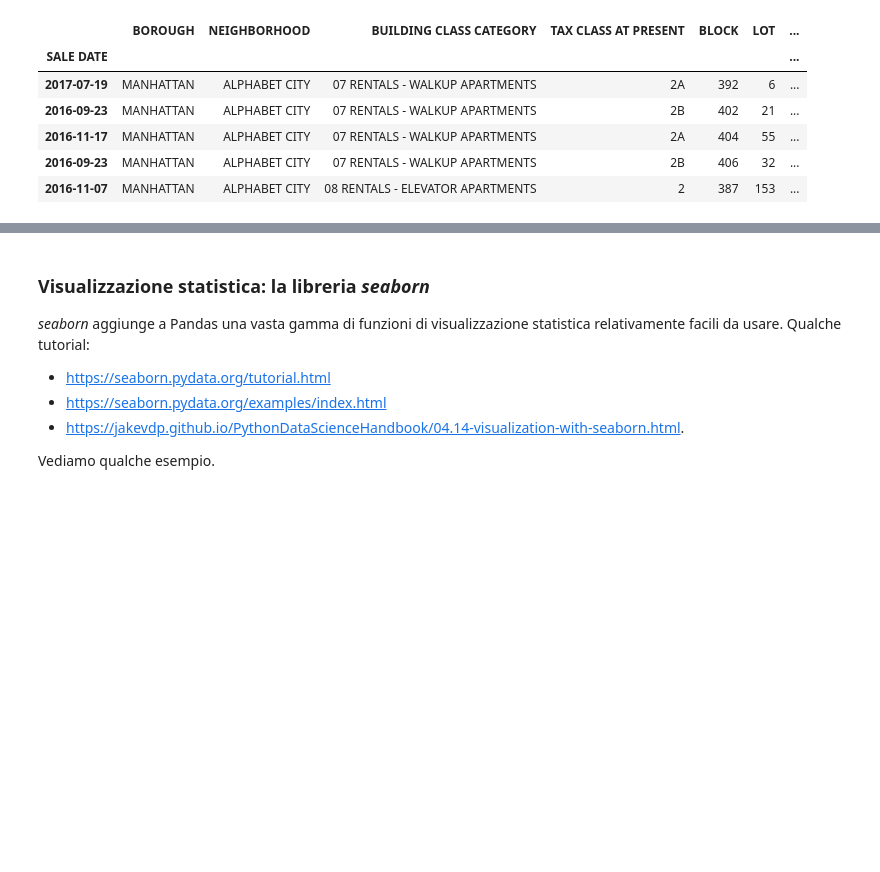
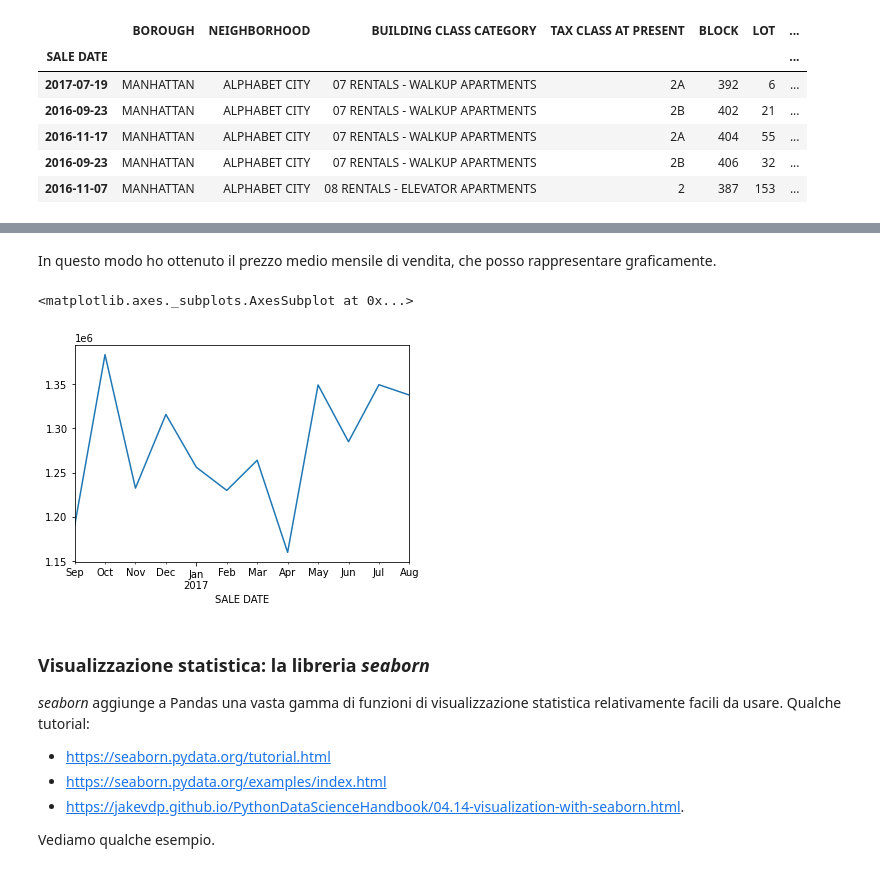
Before and after one commit to fbagattini/Master_BIM, a Jupyter notebook: 8. Pandas.ipynb, the cells around one changed output, grey strips where cells are left out. Drawn from its saved outputs; the diff is of its cells as text; code cells hidden in the pictures; blank space fills up the shorter version.

```diff
--- a/8. Pandas.ipynb
+++ b/8. Pandas.ipynb
@@ -413,3 +421,10 @@ price_by_15days.plot()
+# %% [markdown]
+In questo modo ho ottenuto il prezzo medio mensile di vendita, che posso rappresentare graficamente.
+# %%
+df['SALE PRICE'].resample('M').mean().plot()
+# %% [output]
+<matplotlib.axes._subplots.AxesSubplot at 0x...>
+[figure, added]
 # %% [markdown]
 ### Visualizzazione statistica: la libreria *seaborn*
 
```
Also changed, not shown: parts of 23 cells of this notebook, 1 other file.
